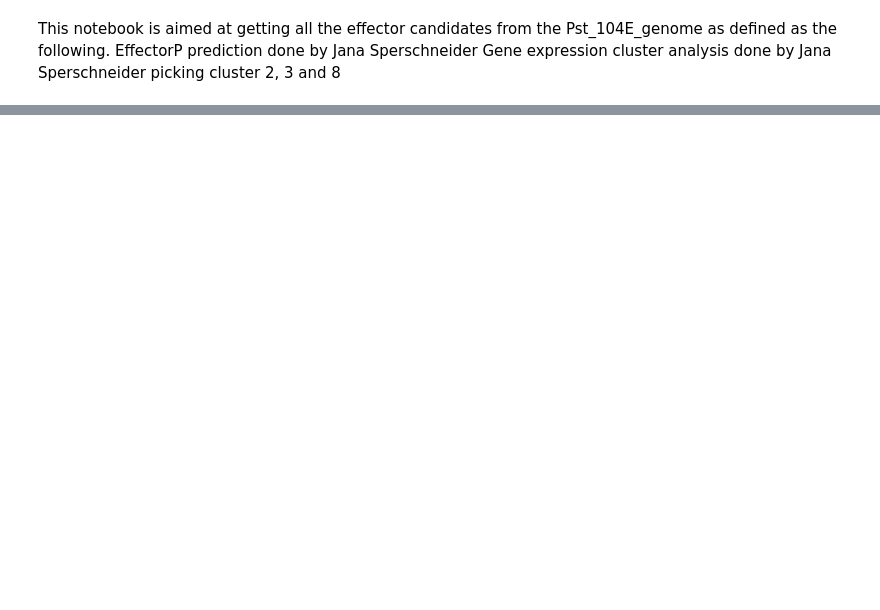
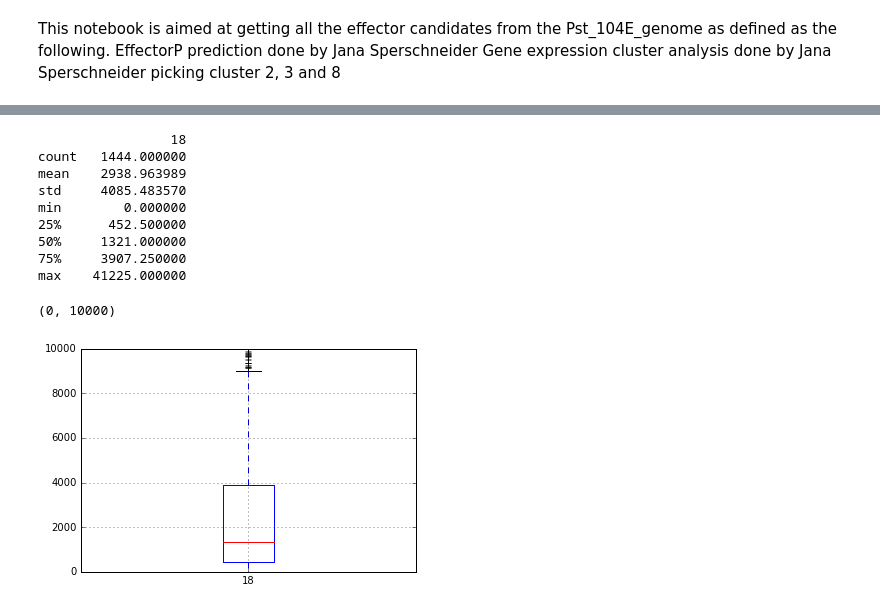
Before and after one commit to BenjaminSchwessinger/Pst_104E_analysis, a Jupyter notebook: Pst_104E_v12_effectors.ipynb, the cells around one changed output, grey strips where cells are left out. Drawn from its saved outputs; the diff is of its cells as text; code cells hidden in the pictures; blank space fills up the shorter version.

```diff
--- a/Pst_104E_v12_effectors.ipynb
+++ b/Pst_104E_v12_effectors.ipynb
@@ -113,4 +189,16 @@ p_busco_file = [os.path.join(PROTEIN_ANNO_FOLDER, x) for x in os.listdir(PROTEIN
 p_busco_list = pd.read_csv(p_busco_file, header=None, sep='\t')[0].tolist()
 h_busco_file = [os.path.join(PROTEIN_ANNO_FOLDER, x) for x in os.listdir(PROTEIN_ANNO_FOLDER) if x.startswith(genome+'h_ctg') and 'busco' in x][0]
 h_busco_list = pd.read_csv(h_busco_file, header=None, sep='\t')[0].tolist()
+# %%
+#write out BUSCO for pcontigs
+file_name = p_effector_file.replace('effector.list', 'busco.list')
+p_gff_df[(p_gff_df.type == 'gene') & (p_gff_df.ID.str.replace('TU', 'model').isin(p_busco_list))]['ID'].str.replace('TU', 'model')\
+    .to_csv(file_name, header=None, index=None, sep='\t')
+p_busco_gff_fn = p_effector_file.replace('effector.list', 'busco.gene.gff3')
+p_gff_df[(p_gff_df.type == 'gene') & (p_gff_df.ID.str.replace('TU', 'model').isin(p_busco_list))].\
+    loc[:,gff_header].to_csv(p_busco_gff_fn, header=None, index=None, sep='\t')
+
+p_busco_bed_fn = p_effector_file.replace('effector.list', 'busco.gene.bed')
+p_gff_df[(p_gff_df.type == 'gene') & (p_gff_df.ID.str.replace('TU', 'model').isin(p_busco_list))].\
+    loc[:,['seqid', 'start', 'end', 'ID', 'score', 'strand']].to_csv(p_busco_bed_fn, header=None, index=None, sep='\t')
 # %%
@@ -131,0 +280,16 @@ h_gff_df[(h_gff_df.type == 'gene') & (h_gff_df.ID.str.replace('TU', 'model').isi
+# %%
+print(p_busco_bed.closest(p_repeats_bed, d=True,t='last').to_dataframe().iloc[:,18:20].describe())
+p_busco_bed.closest(p_repeats_bed, d=True,t='last').to_dataframe().boxplot(column=18)
+plt.ylim(0, 10000)
+# %% [output]
+                 18
+count   1444.000000
+mean    2938.963989
+std     4085.483570
+min        0.000000
+25%      452.500000
+50%     1321.000000
+75%     3907.250000
+max    41225.000000
+(0, 10000)
+[figure, added]
```
Also changed, not shown: parts of 90 cells of this notebook, 1 other file.
